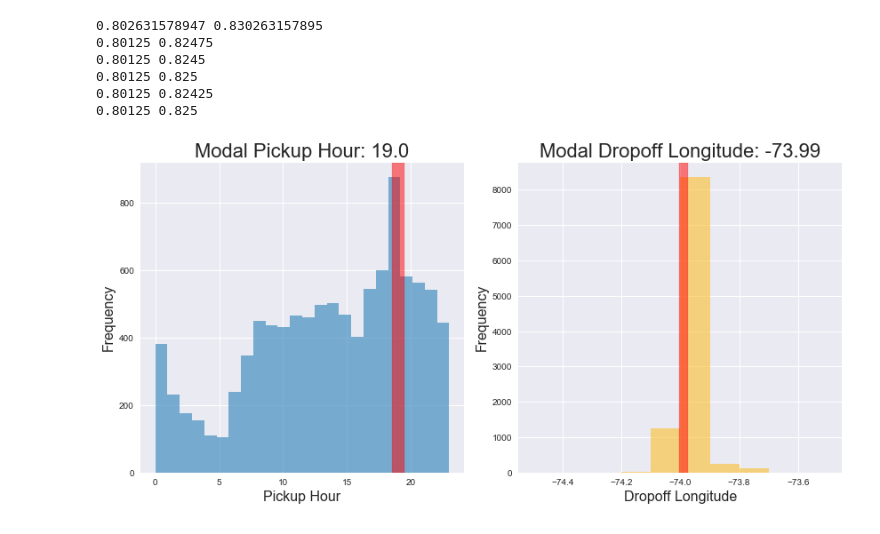
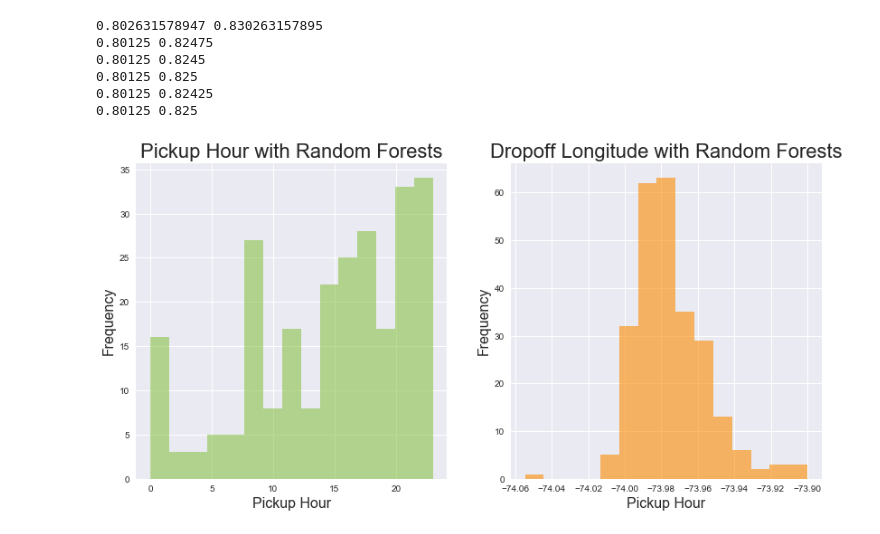
Before and after one commit to rohanbapat/Handle_Missing_Data, a Jupyter notebook: CS5010_MissingData_0731_v3.ipynb, the cells around one changed output. Saved outputs shown, nothing was run; the diff lists cells and outputs as text; code cells hidden in the pictures.

Commit message:
added histograms for LR and RF

```diff
--- a/CS5010_MissingData_0731_v3.ipynb
+++ b/CS5010_MissingData_0731_v3.ipynb
@@ -363,34 +363,82 @@ def button4Clicked(b):
     clear_output()
 
     plt.figure(figsize=(12, 6))
 
     plt.subplot(1, 2, 1)
     plt.title("Modal Pickup Hour: "+str(round(mode_pickup[0],2)), fontsize=22)
     plt.hist(test_pred2c['pickup_hour'], 24, color="#2980B9", alpha=0.6)
     plt.ylabel("Frequency", fontsize=16)
     plt.xlabel("Pickup Hour", fontsize=16)
     plt.axvspan(mode_pickup[0]-.5, mode_pickup[0]+.5, color='red', alpha=0.5)
 
     plt.subplot(1, 2, 2)
     plt.title("Modal Dropoff Longitude: "+str(round(mode_dropoff[0],2)), fontsize=22)
     plt.hist(test_pred2c['dropoff_longitude'], 10, range=[-74.5, -73.5], color="#FBC02D", alpha=0.6)
     plt.ylabel("Frequency", fontsize=16)
     plt.xlabel("Dropoff Longitude", fontsize=16)
     plt.axvspan(mode_dropoff[0]-.015, mode_dropoff[0]+.015, color='red', alpha=0.5)
 
     plt.tight_layout()
 
     # plt.savefig('impute_mode.png', bbox_inches='tight')
 
     plt.show()
 
+def button5Clicked(b):
+    clear_output()
+
+    plt.figure(figsize=(12, 6))
+
+    plt.subplot(1, 2, 1)
+    plt.title("Pickup Hour with Linear Regression", fontsize=22)
+    plt.hist(predicted_values3a[1], 15, color="#795548", alpha=0.6)
+    plt.ylabel("Frequency", fontsize=16)
+    plt.xlabel("Pickup Hour", fontsize=16)
+
+    plt.subplot(1, 2, 2)
+    plt.title("Dropoff Longitude with Linear Regression", fontsize=22)
+    plt.hist(predicted_values3a[0], 15, color="#2980B9", alpha=0.6)
+    plt.ylabel("Frequency", fontsize=16)
+    plt.xlabel("Pickup Hour", fontsize=16)
+
+    plt.tight_layout()
+
+    plt.savefig('lin_regression.png', bbox_inches='tight')
+
+    plt.show()
+
+def button6Clicked(b):
+    clear_output()
+
+    plt.figure(figsize=(12, 6))
+
+    plt.subplot(1, 2, 1)
+    plt.title("Pickup Hour with Random Forests", fontsize=22)
+    plt.hist(predicted_values3b[1], 15, color="#8BC34A", alpha=0.6)
+    plt.ylabel("Frequency", fontsize=16)
+    plt.xlabel("Pickup Hour", fontsize=16)
+
+    plt.subplot(1, 2, 2)
+    plt.title("Dropoff Longitude with Random Forests", fontsize=22)
+    plt.hist(predicted_values3b[0], 15, color="#FB8C00", alpha=0.6)
+    plt.ylabel("Frequency", fontsize=16)
+    plt.xlabel("Pickup Hour", fontsize=16)
+
+    plt.tight_layout()
+
+    plt.savefig('random_forests.png', bbox_inches='tight')
+
+    plt.show()
+
 # specify which functions to be called when buttons are clicked
 button1.on_click(button1Clicked)
 button2.on_click(button2Clicked)
 button3.on_click(button3Clicked)
 button4.on_click(button4Clicked)
+button5.on_click(button5Clicked)
+button6.on_click(button6Clicked)
 # %% [output]
-[figure, old version]
+[figure, new version]
 # %%
 # Test code below - Do not run 6,7,10,16,17
 # %%
```
Also changed, not shown: 2 other files.
